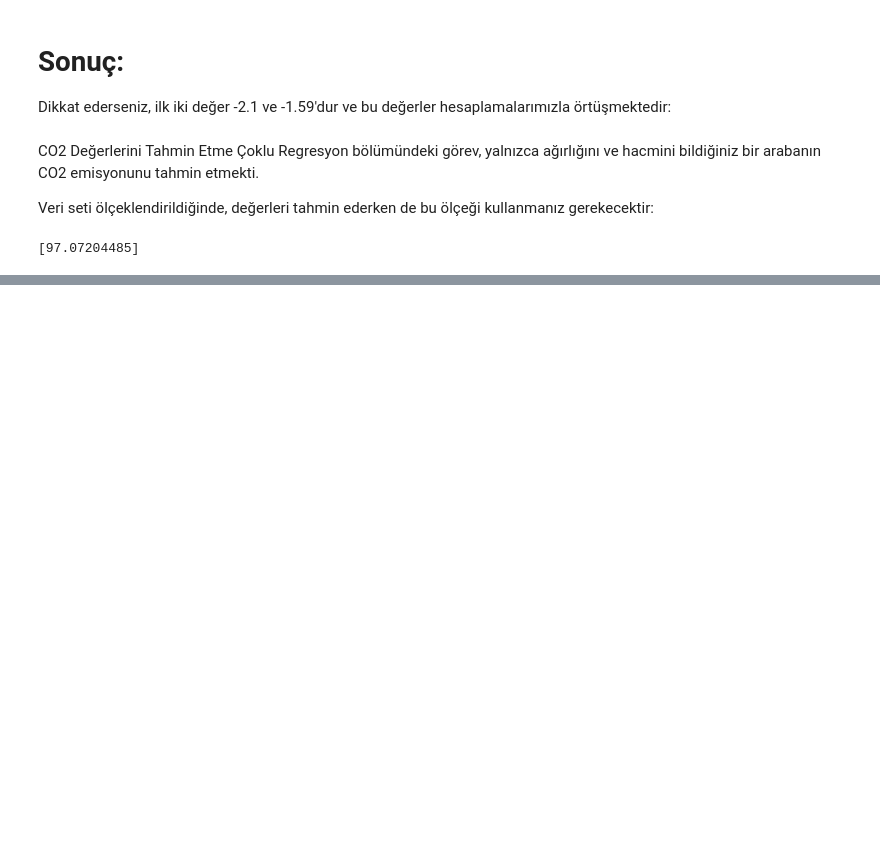
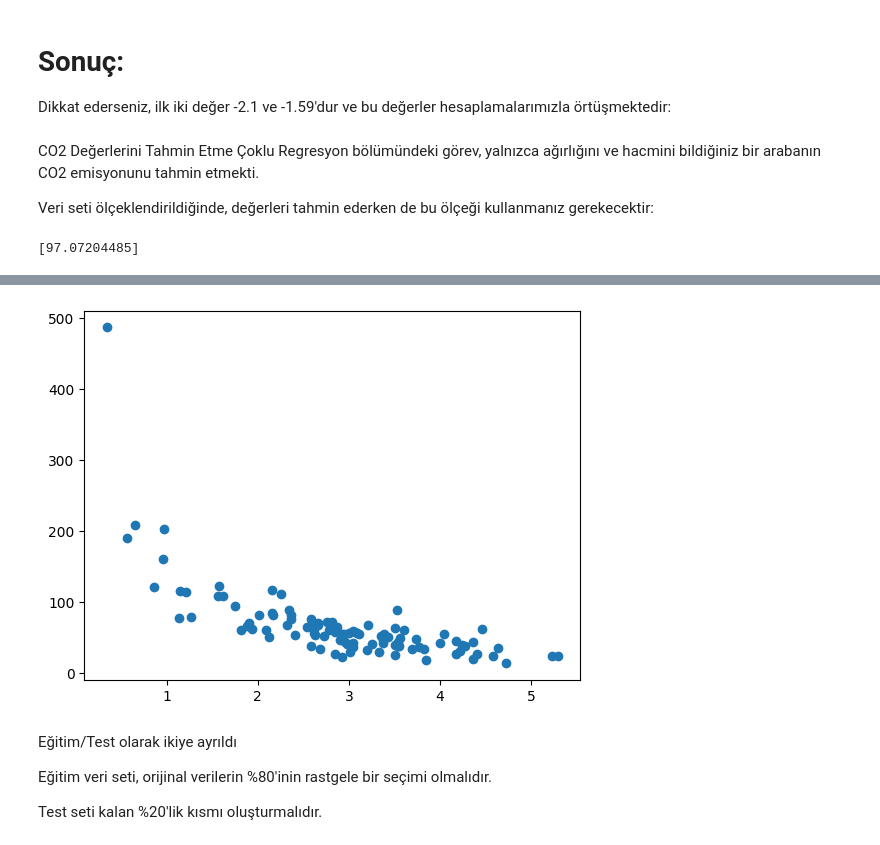
Before and after one commit to azem46/Python_Codlab_Handbook, a Jupyter notebook: Python_Ders_15_Machine_Learn_2.ipynb, the cells around one changed output, grey strips where cells are left out. Cells and saved outputs as stored; diff of their text form; code cells hidden in the pictures; blank space fills up the shorter version.

```diff
--- a/Python_Ders_15_Machine_Learn_2.ipynb
+++ b/Python_Ders_15_Machine_Learn_2.ipynb
@@ -132,0 +158,18 @@ print(predictedCO2)
+# %%
+import numpy
+import matplotlib.pyplot as plt
+numpy.random.seed(2)
+
+x = numpy.random.normal(3, 1, 100)
+y = numpy.random.normal(150, 40, 100) / x
+
+plt.scatter(x, y)
+plt.show()
+# %% [output]
+[figure, added]
+# %% [markdown]
+Eğitim/Test olarak ikiye ayrıldı
+
+Eğitim veri seti, orijinal verilerin %80'inin rastgele bir seçimi olmalıdır.
+
+Test seti kalan %20'lik kısmı oluşturmalıdır.
```
Also changed, not shown: parts of 121 cells of this notebook.
